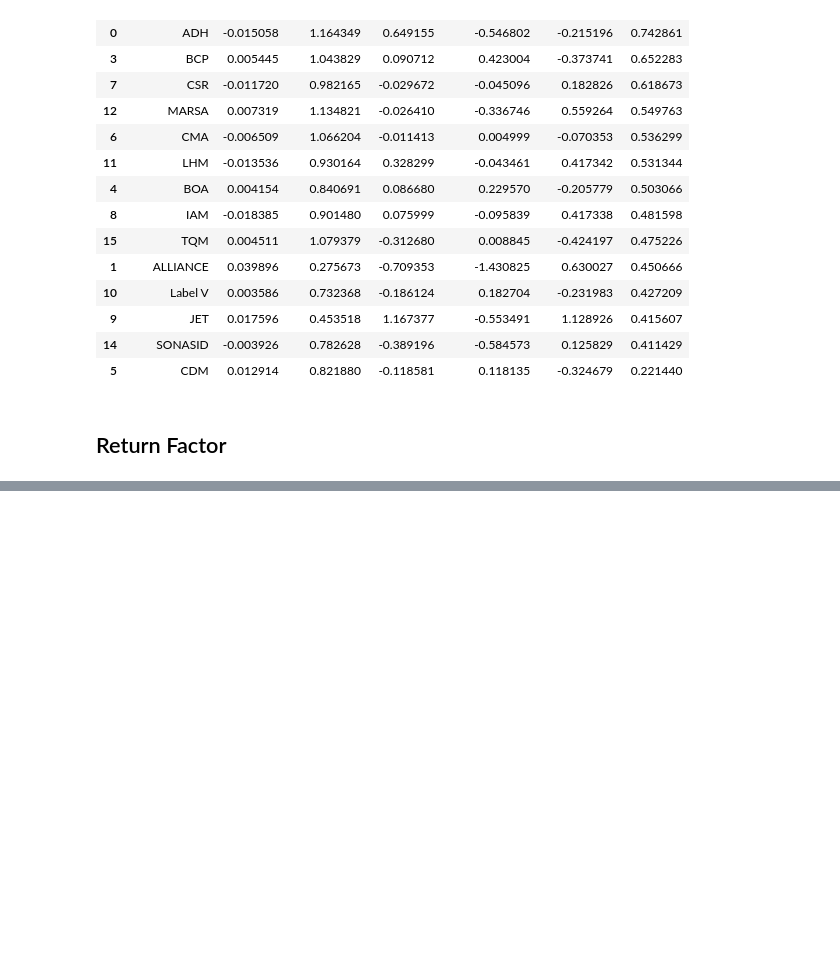
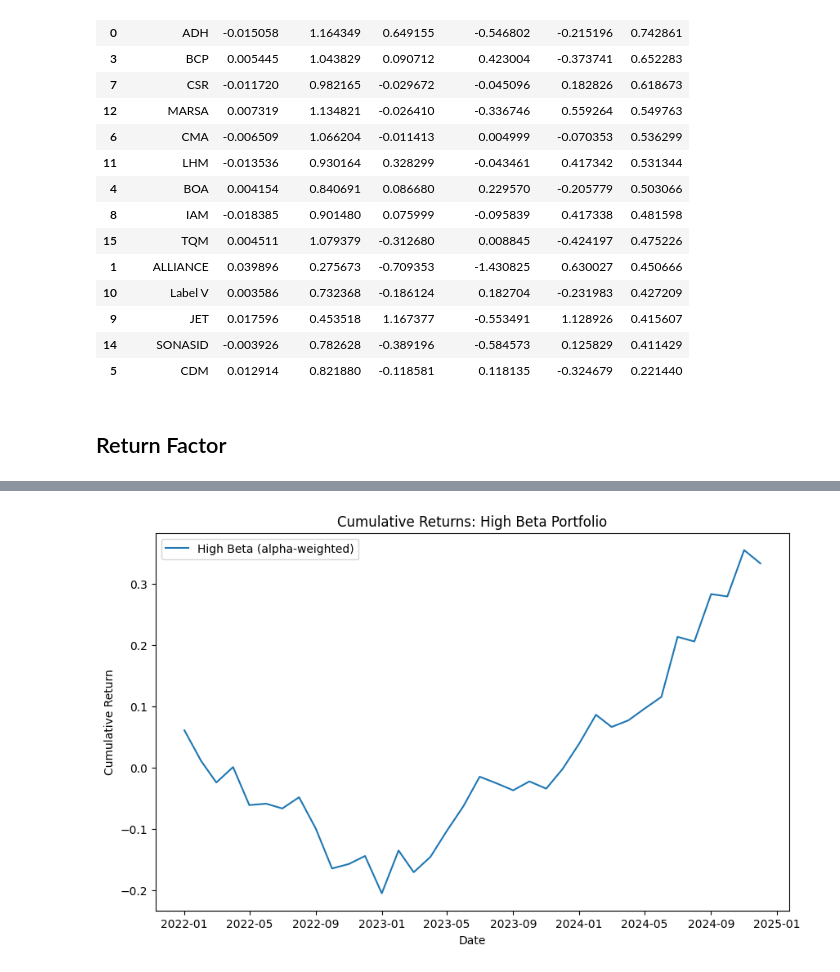
Before and after one commit to Salmanlm23/Finance-project-, a Jupyter notebook: FACTOR MODEL & RISK EXPOSURE.ipynb, the cells around one changed output, grey strips where cells are left out. Cells and saved outputs as stored; diff of their text form; code cells hidden in the pictures; blank space fills up the shorter version.

```diff
--- a/FACTOR MODEL & RISK EXPOSURE.ipynb
+++ b/FACTOR MODEL & RISK EXPOSURE.ipynb
@@ -404,0 +502,17 @@ np.float64(0.03487768519271627)
+# %%
+# Select assets (top/bottom 30% or fixed number)
+high_beta_assets = filtered_betas_df.nlargest(6, 'Beta_Market')
+
+# Alpha-based weighting
+high_beta_assets['Weight'] = high_beta_assets['Alpha'] / high_beta_assets['Alpha'].sum()
+
+hba=high_beta_assets
+# %%
+def portfolio_return_alpha(df, portfolio_df):
+    df_port = df[df['Assets'].isin(portfolio_df['Asset'])]
+    df_port = df_port.merge(portfolio_df[['Asset', 'Weight']], left_on='Assets', right_on='Asset', how='left')
+    port_returns = df_port.groupby('Date').apply(lambda x: (x['Return'] * x['Weight']).sum())
+    return port_returns
+# %%
+high_beta_ret = portfolio_return_alpha(df_2, high_beta_assets)
+high_beta_ret
@@ -404,0 +537,14 @@ np.float64(0.03487768519271627)
+# %%
+def performance_metrics(returns, rf=0):
+    """
+    returns: pd.Series of portfolio returns
+    rf: risk-free rate per period (optional)
+    """
+    avg = returns.mean()
+    vol = returns.std()
+    sharpe = (avg - rf) / vol if vol != 0 else 0
+    cum_ret = (1 + returns).cumprod() - 1
+    return {'avg': avg, 'vol': vol, 'sharpe': sharpe, 'cum_ret': cum_ret}
+metrics_high_beta = performance_metrics(high_beta_ret)
+
+metrics_high_beta
@@ -404,0 +569,12 @@ np.float64(0.03487768519271627)
+# %%
+import matplotlib.pyplot as plt
+
+plt.figure(figsize=(10,6))
+plt.plot(metrics_high_beta['cum_ret'], label='High Beta (alpha-weighted)')
+plt.title("Cumulative Returns: High Beta Portfolio")
+plt.xlabel("Date")
+plt.ylabel("Cumulative Return")
+plt.legend()
+plt.show()
+# %% [output]
+[figure, added]
```
Also changed, not shown: parts of 19 cells of this notebook.
